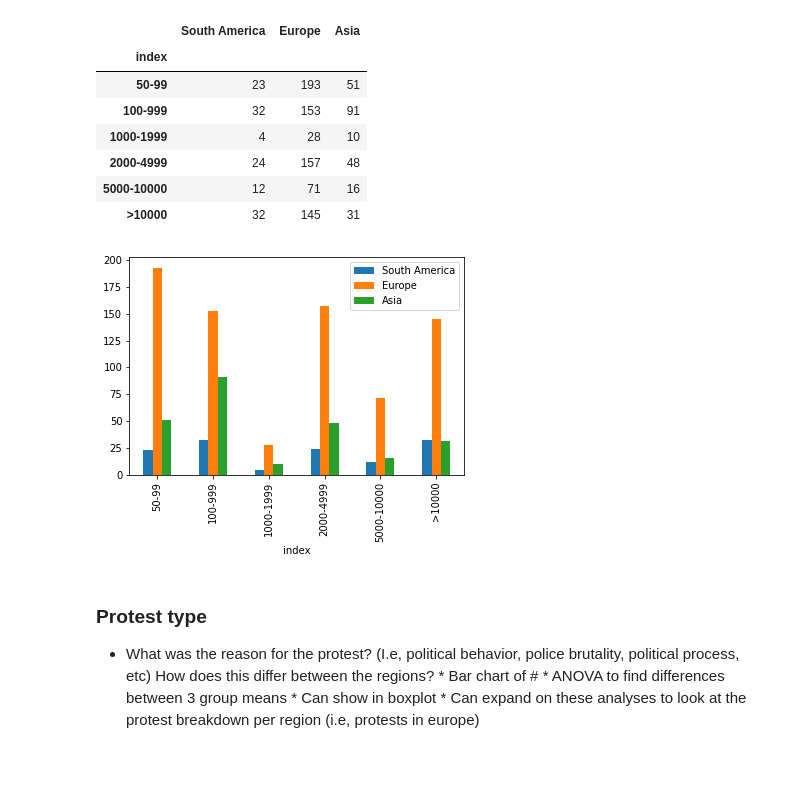
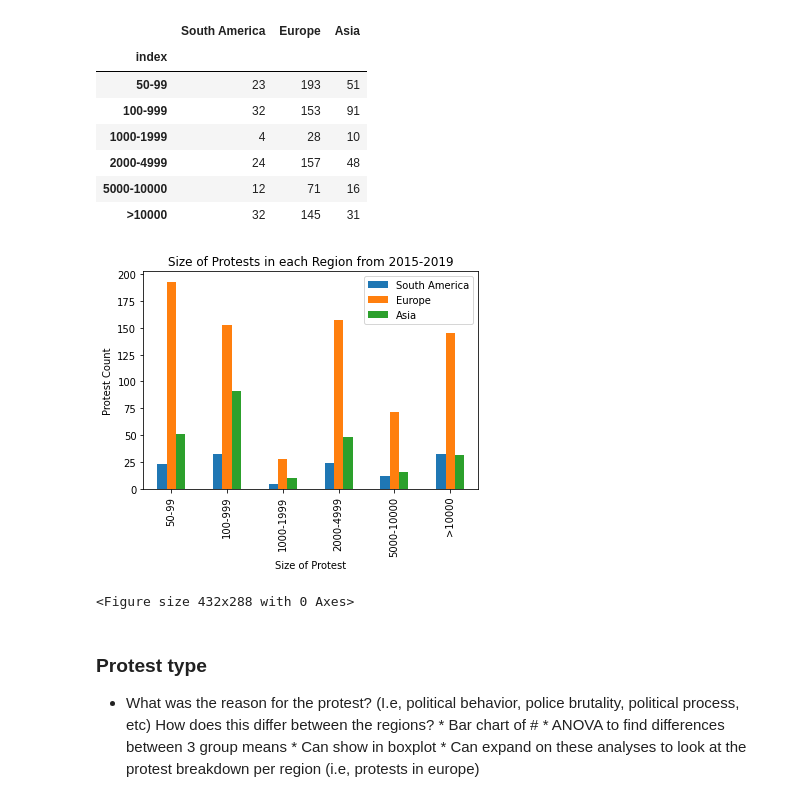
Before and after one commit to jeosqueri/Protest-Happiness-Analysis, a Jupyter notebook: Protest_For_Happiness_Project.ipynb, the cells around one changed output. Drawn from its saved outputs; the diff is of its cells as text; code cells hidden in the pictures; blank space fills up the shorter version.

```diff
--- a/Protest_For_Happiness_Project.ipynb
+++ b/Protest_For_Happiness_Project.ipynb
@@ -151,11 +208,17 @@ protest_df3
 | >10000 | 32 | 145 | 31 |
 # %%
 multi_plot = protest_df3.plot(kind="bar")
+plt.xlabel("Size of Protest")
+plt.ylabel("Protest Count")
+plt.title("Size of Protests in each Region from 2015-2019")
+plt.show()
+
 
 # Save an image of our chart
 plt.savefig("Images/regions_multi_plot.png")
 # %% [output]
-[figure, old version]
+[figure, new version]
+<Figure size 432x288 with 0 Axes>
 # %% [markdown]
 ### Protest type
 * What was the reason for the protest? (I.e, political behavior, police brutality, political process, etc) How does this differ between the regions?
```
Also changed, not shown: parts of 35 cells of this notebook, 6 other files.
